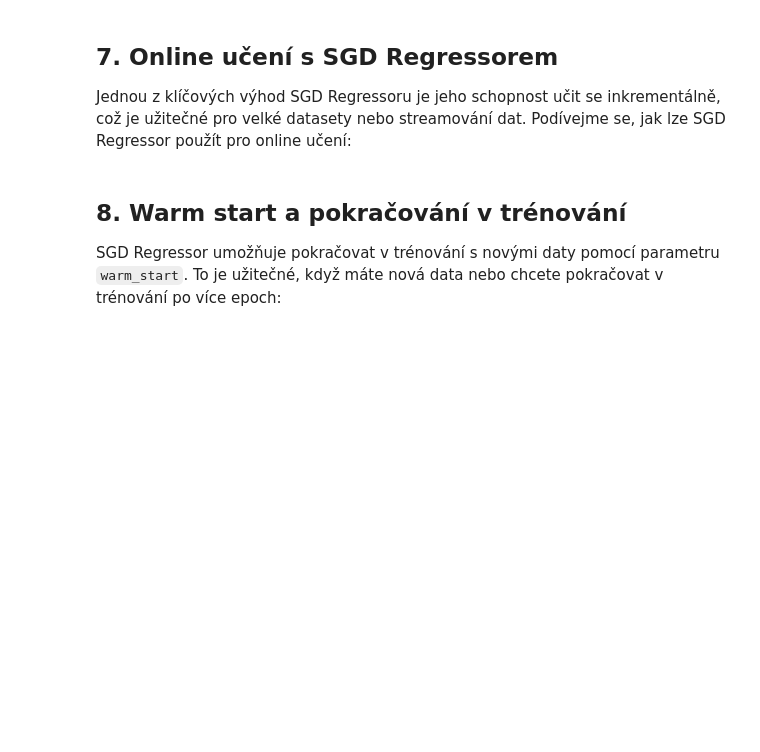
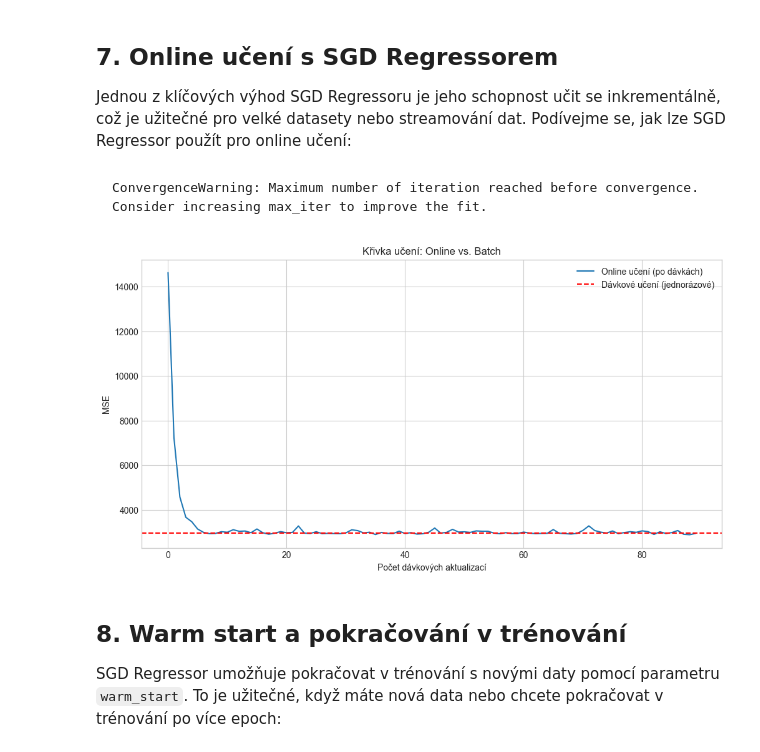
Before and after one commit to pavelklos/ai-ml, a Jupyter notebook: 9-SCIKIT-LEARN/02.01-Regression-SGD-Regressor.ipynb, the cells around one changed output. Saved outputs shown, nothing was run; the diff lists cells and outputs as text; code cells hidden in the pictures; blank space fills up the shorter version.

````diff
--- a/9-SCIKIT-LEARN/02.01-Regression-SGD-Regressor.ipynb
+++ b/9-SCIKIT-LEARN/02.01-Regression-SGD-Regressor.ipynb
@@ -531,3 +602,79 @@ plt.show()
+# %% [markdown]
+```
+ConvergenceWarning: Maximum number of iteration reached before convergence. Consider increasing max_iter to improve the fit.
+```
+# %%
+import numpy as np
+import matplotlib.pyplot as plt
+from sklearn.datasets import load_diabetes
+from sklearn.linear_model import SGDRegressor
+from sklearn.preprocessing import StandardScaler
+from sklearn.metrics import mean_squared_error
+from sklearn.base import clone
+import warnings
+from sklearn.exceptions import ConvergenceWarning
+
+# Potlačení výstrah o konvergenci
+warnings.filterwarnings("ignore", category=ConvergenceWarning)
+
+# Načtení datasetu diabetes
+diabetes = load_diabetes()
+X_diabetes, y_diabetes = diabetes.data, diabetes.target
+
+# Standardizace dat
+scaler = StandardScaler()
+X_diabetes_scaled = scaler.fit_transform(X_diabetes)
+
+# Inicializace modelů
+sgd_online = SGDRegressor(max_iter=1, learning_rate='constant', eta0=0.01, random_state=42)
+sgd_batch = SGDRegressor(max_iter=1000, tol=1e-3, learning_rate='constant', eta0=0.01, random_state=42)
+
+# Klonování online modelu (první iterace)
+sgd_online_model = clone(sgd_online)
+
+# Parametry
+n_samples = X_diabetes_scaled.shape[0]
+batch_size = 50
+n_batches = n_samples // batch_size
+
+# Chybovost
+online_errors = []
+batch_errors = []
+
+# Online learning vs. batch learning
+for epoch in range(10):
+    indices = np.random.permutation(n_samples)
+    X_shuffled = X_diabetes_scaled[indices]
+    y_shuffled = y_diabetes[indices]
+
+    for i in range(0, n_samples, batch_size):
+        X_batch = X_shuffled[i:i+batch_size]
+        y_batch = y_shuffled[i:i+batch_size]
+
+        sgd_online_model.partial_fit(X_batch, y_batch)
+
+        y_pred_online = sgd_online_model.predict(X_diabetes_scaled)
+        online_errors.append(mean_squared_error(y_diabetes, y_pred_online))
+
+    # Trénink batch modelu jen jednou (pro srovnání)
+    if epoch == 0:
+        sgd_batch.fit(X_diabetes_scaled, y_diabetes)
+        y_pred_batch = sgd_batch.predict(X_diabetes_scaled)
+        batch_errors.append(mean_squared_error(y_diabetes, y_pred_batch))
+
+# Vizualizace
+plt.figure(figsize=(12, 6))
+plt.plot(online_errors, label='Online učení (po dávkách)')
+plt.axhline(y=batch_errors[0], color='r', linestyle='--',
+            label='Dávkové učení (jednorázové)')
+plt.xlabel('Počet dávkových aktualizací')
+plt.ylabel('MSE')
+plt.title('Křivka učení: Online vs. Batch')
+plt.legend()
+plt.grid(True)
+plt.show()
+# %% [output]
+[figure, added]
 # %% [markdown]
 ## 8. Warm start a pokračování v trénování
 
````
Also changed, not shown: parts of 17 cells of this notebook, 1 other file.
